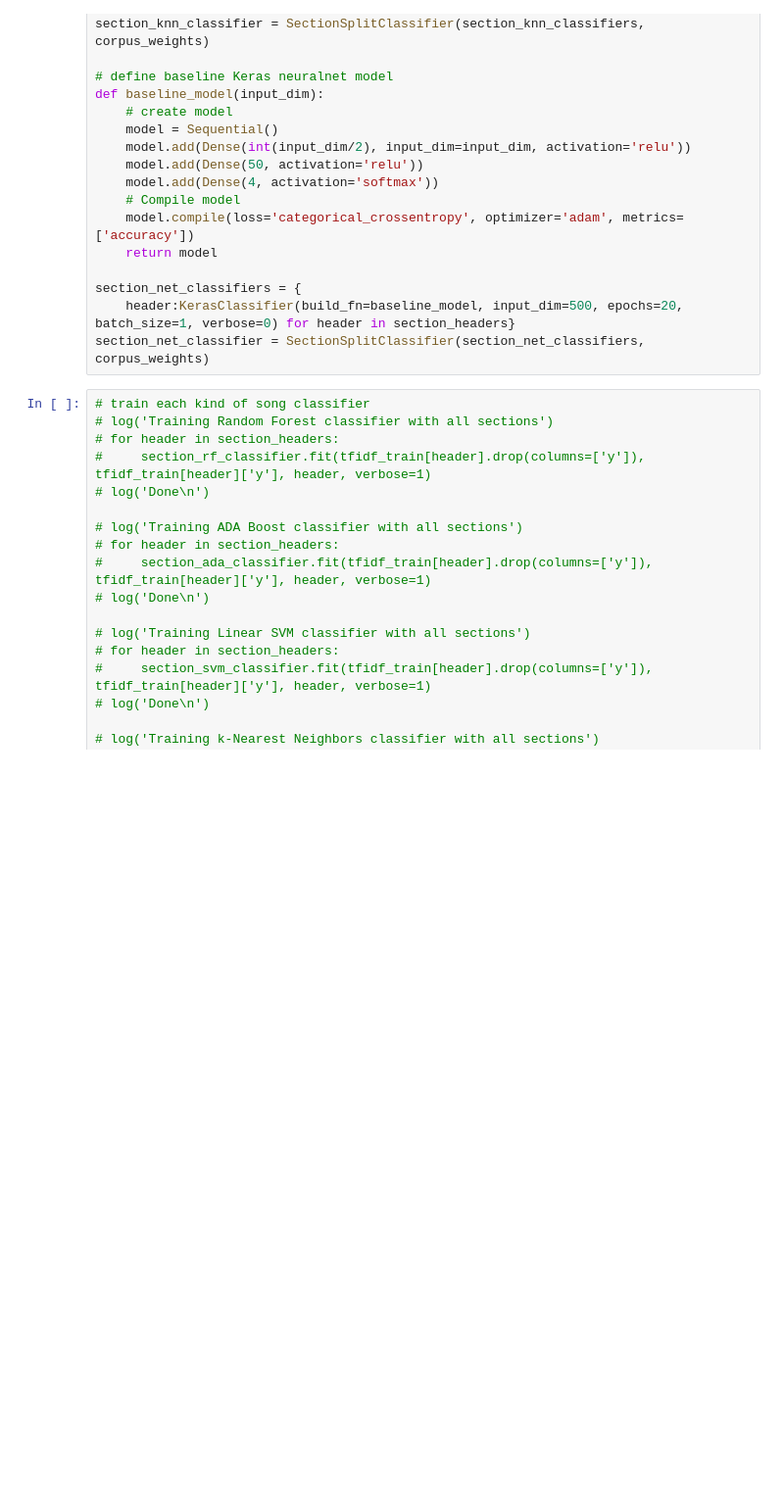
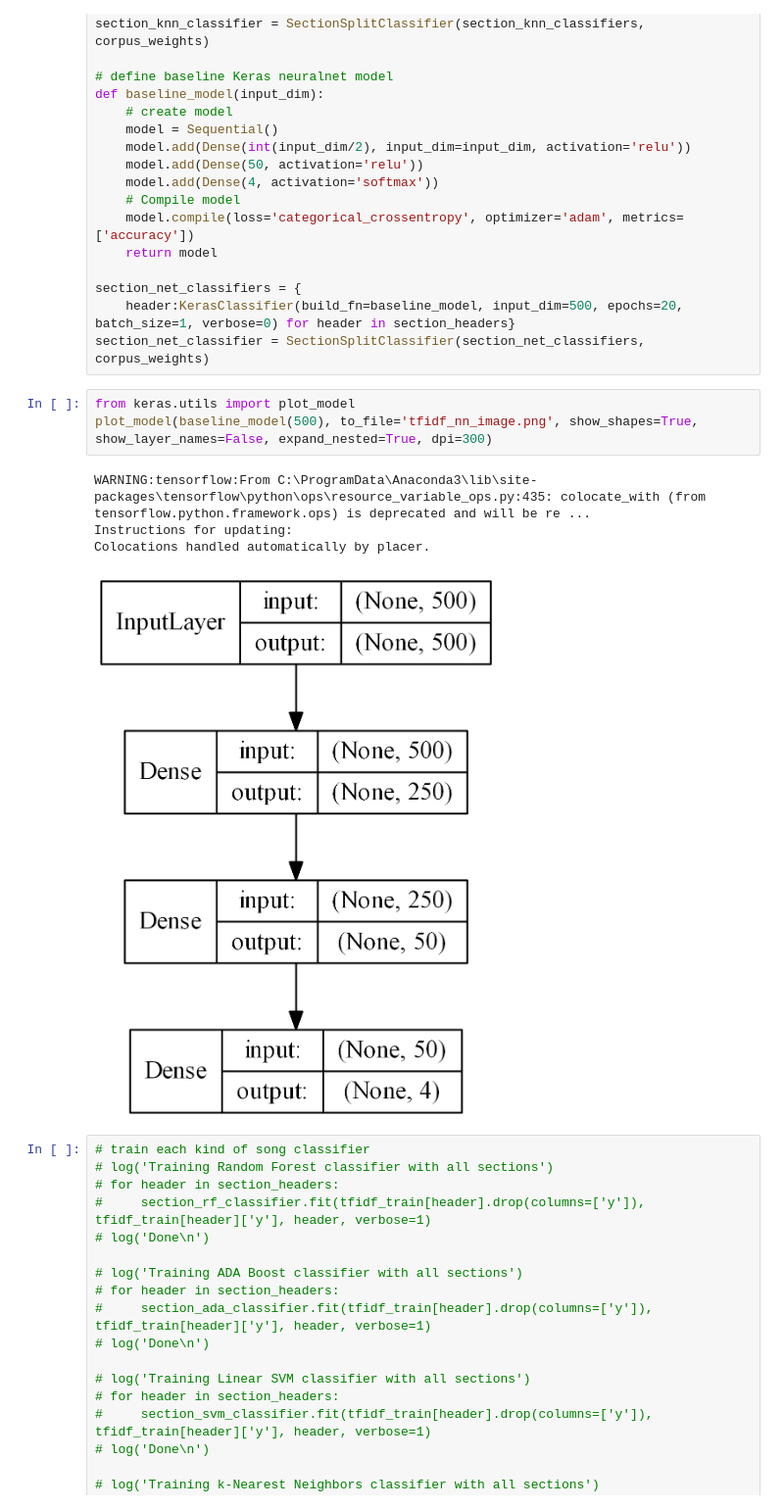
Before and after one commit to WatweA/SectionwiseSongModeling, a Jupyter notebook: ClassifiersSectionSplit.ipynb, the cells around one changed output. Shown: that part at 98% size. Drawn from its saved outputs; the diff is of its cells as text; blank space fills up the shorter version.

Commit message:
added neural net visualization

```diff
--- a/ClassifiersSectionSplit.ipynb
+++ b/ClassifiersSectionSplit.ipynb
@@ -256,6 +258,14 @@ def baseline_model(input_dim):
 section_net_classifiers = {
     header:KerasClassifier(build_fn=baseline_model, input_dim=500, epochs=20, batch_size=1, verbose=0) for header in section_headers}
 section_net_classifier = SectionSplitClassifier(section_net_classifiers, corpus_weights)
+# %%
+from keras.utils import plot_model
+plot_model(baseline_model(500), to_file='tfidf_nn_image.png', show_shapes=True, show_layer_names=False, expand_nested=True, dpi=300)
+# %% [output]
+WARNING:tensorflow:From C:\ProgramData\Anaconda3\lib\site-packages\tensorflow\python\ops\resource_variable_ops.py:435: colocate_with (from tensorflow.python.framework.ops) is deprecated and will be re ...
+Instructions for updating:
+Colocations handled automatically by placer.
+[figure, added]
 # %%
 # train each kind of song classifier
 # log('Training Random Forest classifier with all sections')
```
Also changed, not shown: parts of 1 cell of this notebook, 3 other files.
